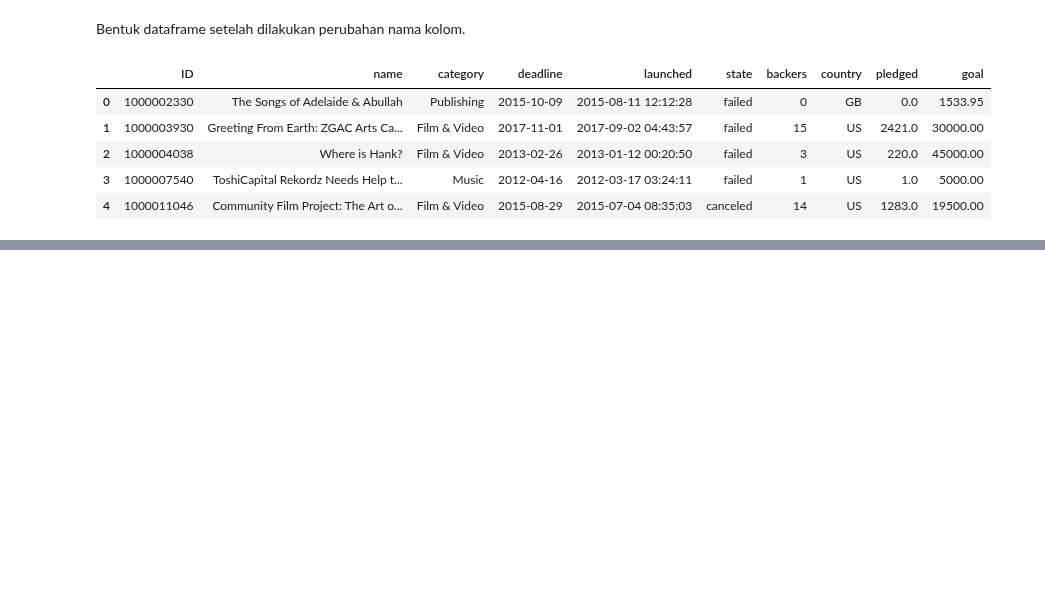
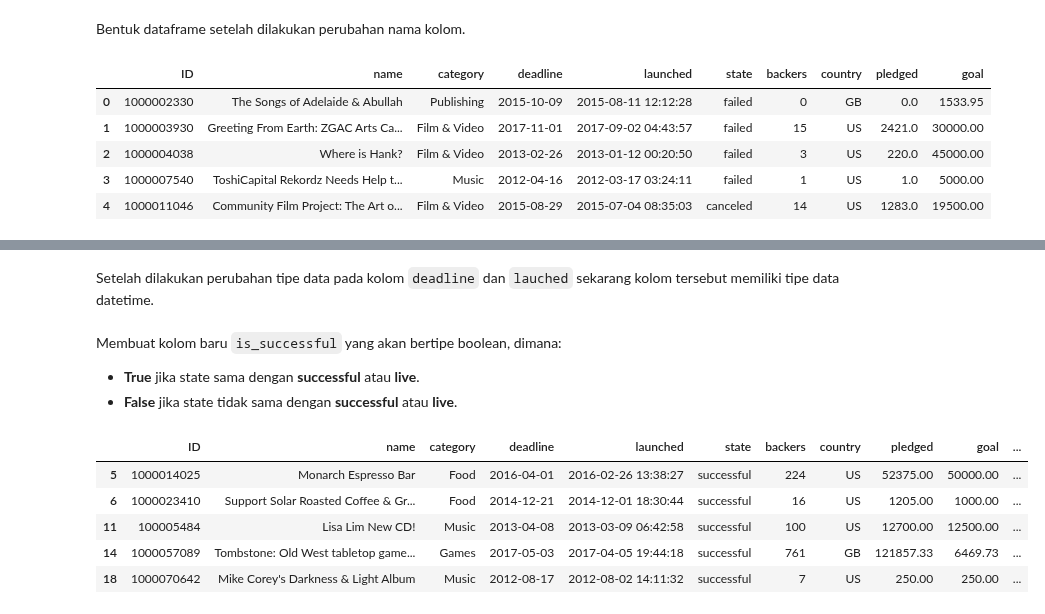
Before and after one commit to Penzragon/h8dsft_P0W3, a Jupyter notebook: script.ipynb, the cells around one changed output, grey strips where cells are left out. Drawn from its saved outputs; the diff is of its cells as text; code cells hidden in the pictures; blank space fills up the shorter version.

Commit message:
Add data preprocessing section

```diff
--- a/script.ipynb
+++ b/script.ipynb
@@ -227,0 +234,3 @@ projects.head()
+# %%
+projects['deadline'] = pd.to_datetime(projects.deadline)
+projects['launched'] = pd.to_datetime(projects.launched)
@@ -227,0 +257,17 @@ projects.head()
+# %% [markdown]
+Setelah dilakukan perubahan tipe data pada kolom `deadline` dan `lauched` sekarang kolom tersebut memiliki tipe data datetime.
+# %% [markdown]
+Membuat kolom baru `is_successful` yang akan bertipe boolean, dimana:
+- **True** jika state sama dengan **successful** atau **live**.
+- **False** jika state tidak sama dengan **successful** atau **live**.
+# %%
+projects['is_successful'] = projects.apply(lambda x: x.state == 'successful' or x.state == 'live', axis=1)
+# %%
+projects[(projects.state == 'successful') | (projects.state == 'live')].head()
+# %% [output]
+|  | ID | name | category | deadline | launched | state | backers | country | pledged | goal | ... |
+| 5 | 1000014025 | Monarch Espresso Bar | Food | 2016-04-01 | 2016-02-26 13:38:27 | successful | 224 | US | 52375.00 | 50000.00 | ... |
+| 6 | 1000023410 | Support Solar Roasted Coffee & Gr... | Food | 2014-12-21 | 2014-12-01 18:30:44 | successful | 16 | US | 1205.00 | 1000.00 | ... |
+| 11 | 100005484 | Lisa Lim New CD! | Music | 2013-04-08 | 2013-03-09 06:42:58 | successful | 100 | US | 12700.00 | 12500.00 | ... |
+| 14 | 1000057089 | Tombstone: Old West tabletop game... | Games | 2017-05-03 | 2017-04-05 19:44:18 | successful | 761 | GB | 121857.33 | 6469.73 | ... |
+| 18 | 1000070642 | Mike Corey's Darkness & Light Album | Music | 2012-08-17 | 2012-08-02 14:11:32 | successful | 7 | US | 250.00 | 250.00 | ... |
```
Also changed, not shown: parts of 6 cells of this notebook.
